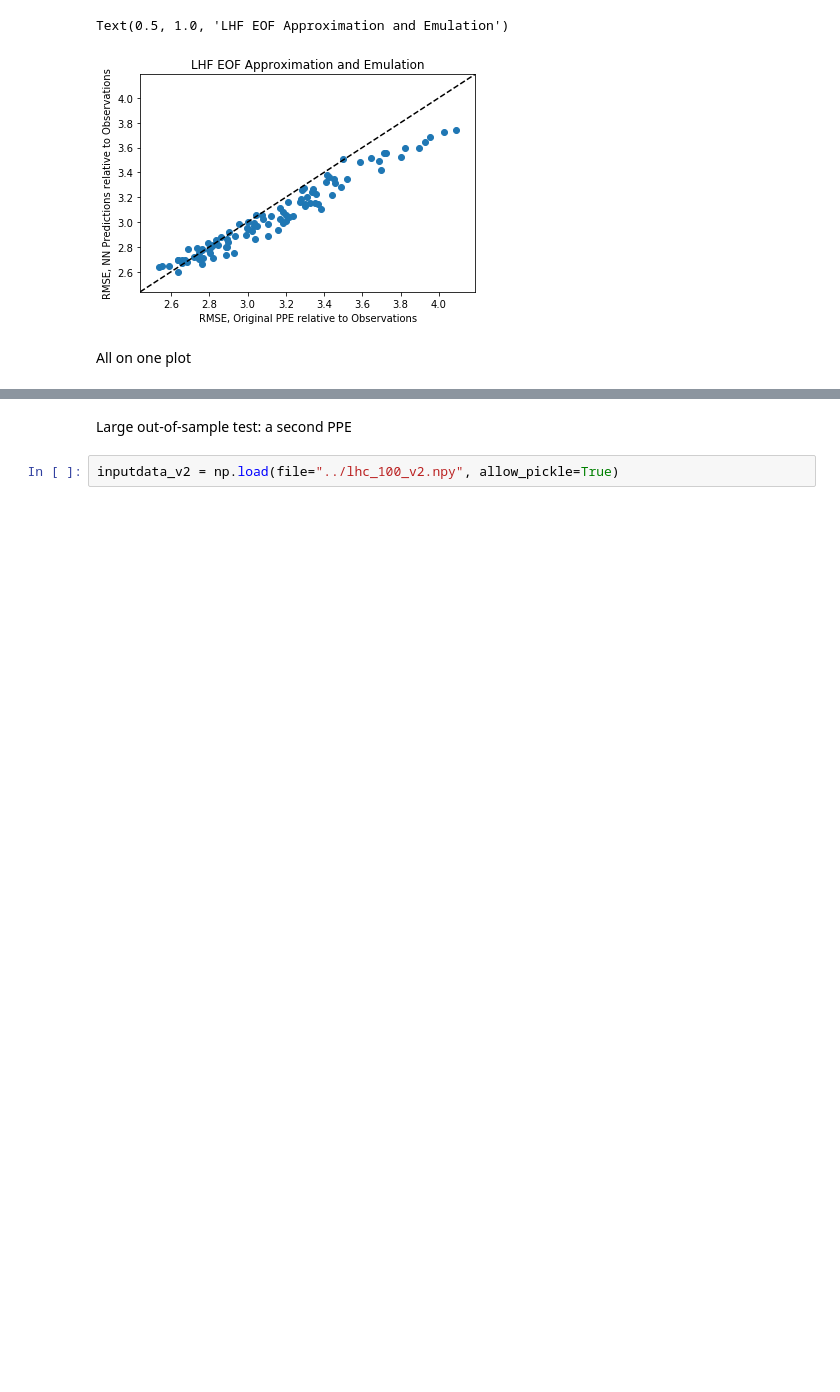
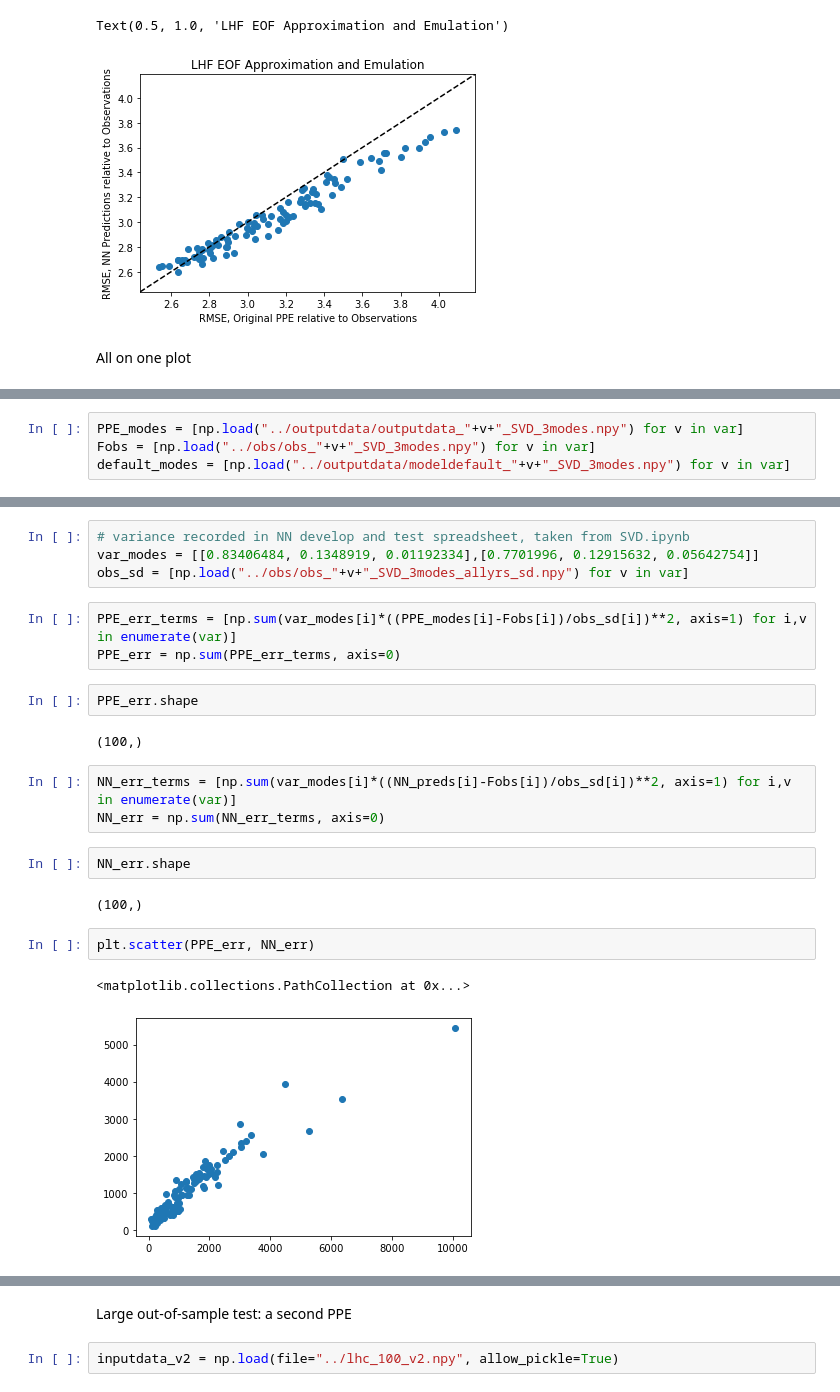
Before and after one commit to katiedagon/CLM5_ParameterUncertainty, a Jupyter notebook: NN/NN_reconstruct.ipynb, the cells around one changed output, grey strips where cells are left out. Saved outputs shown, nothing was run; the diff lists cells and outputs as text; blank space fills up the shorter version.

```diff
--- a/NN/NN_reconstruct.ipynb
+++ b/NN/NN_reconstruct.ipynb
@@ -441,0 +483,4 @@ plt.subplots_adjust(hspace=0.3,wspace=0.3)
+# %%
+PPE_modes = [np.load("../outputdata/outputdata_"+v+"_SVD_3modes.npy") for v in var]
+Fobs = [np.load("../obs/obs_"+v+"_SVD_3modes.npy") for v in var]
+default_modes = [np.load("../outputdata/modeldefault_"+v+"_SVD_3modes.npy") for v in var]
@@ -441,0 +489,23 @@ plt.subplots_adjust(hspace=0.3,wspace=0.3)
+# %%
+# variance recorded in NN develop and test spreadsheet, taken from SVD.ipynb
+var_modes = [[0.83406484, 0.1348919, 0.01192334],[0.7701996, 0.12915632, 0.05642754]]
+obs_sd = [np.load("../obs/obs_"+v+"_SVD_3modes_allyrs_sd.npy") for v in var]
+# %%
+PPE_err_terms = [np.sum(var_modes[i]*((PPE_modes[i]-Fobs[i])/obs_sd[i])**2, axis=1) for i,v in enumerate(var)]
+PPE_err = np.sum(PPE_err_terms, axis=0)
+# %%
+PPE_err.shape
+# %% [output]
+(100,)
+# %%
+NN_err_terms = [np.sum(var_modes[i]*((NN_preds[i]-Fobs[i])/obs_sd[i])**2, axis=1) for i,v in enumerate(var)]
+NN_err = np.sum(NN_err_terms, axis=0)
+# %%
+NN_err.shape
+# %% [output]
+(100,)
+# %%
+plt.scatter(PPE_err, NN_err)
+# %% [output]
+<matplotlib.collections.PathCollection at 0x...>
+[figure, added]
```
Also changed, not shown: parts of 26 cells of this notebook, 1 other file.
